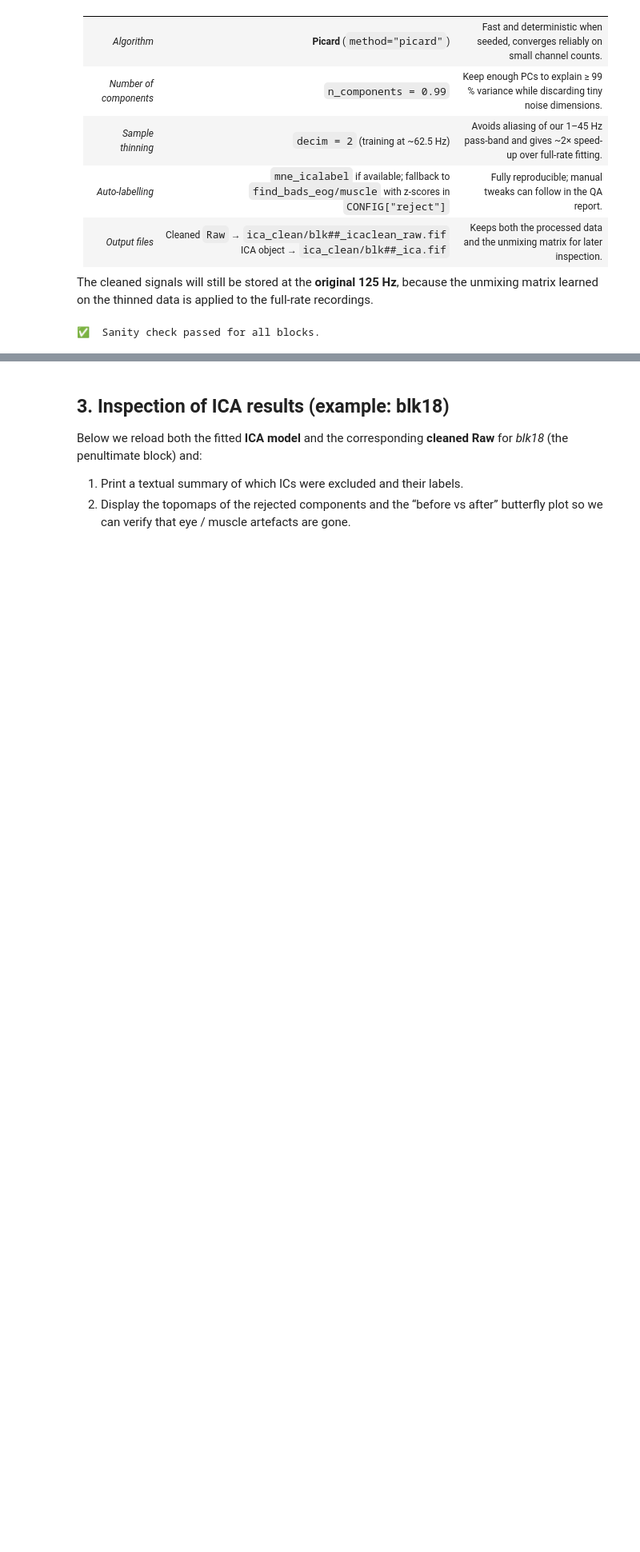
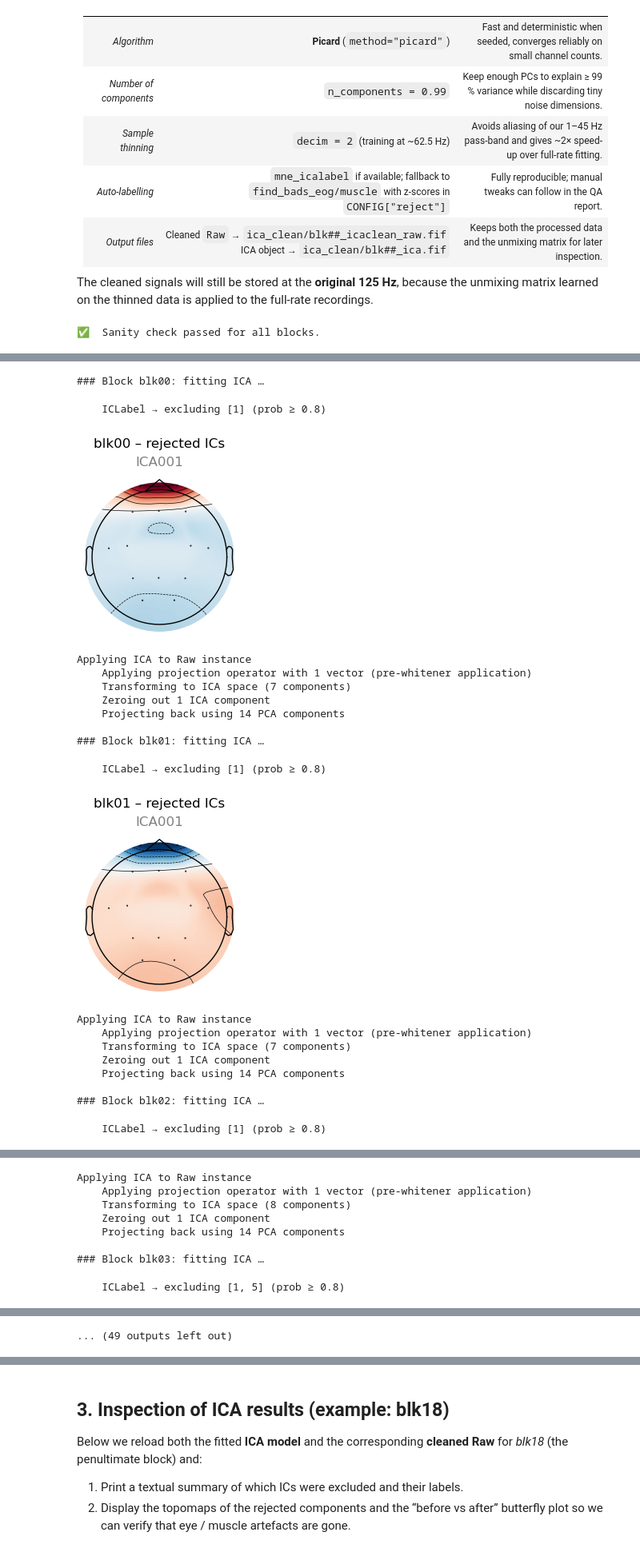
Before and after one commit to linalopes/creativity-in-vitro-eeg, a Jupyter notebook: notebooks/05_Lina_ica_wt_features.ipynb, the cells around one changed output, grey strips where cells are left out. Shown at 80% size. Drawn from its saved outputs; the diff is of its cells as text; code cells hidden in the pictures; blank space fills up the shorter version.

```diff
--- a/notebooks/05_Lina_ica_wt_features.ipynb
+++ b/notebooks/05_Lina_ica_wt_features.ipynb
@@ -53,7 +53,7 @@ CONFIG = dict(
         n_components   = 0.99,        # keep 99 % of variance
         random_state   = 42,
         max_iter       = 500,
-        decim          = 3            # speed-up; 125/3 ≈ 42 Hz
+        decim          = 2            # speed-up; 125/3 ≈ 42 Hz
     ),
 
     # ---------- auto-reject thresholds (z-score in IC space) -------------
@@ -410,0 +232,66 @@ Writing ICA solution to /Users/linalopes/Desktop/creativity-in-vitro-eeg/noteboo
+# %%
+ica_dir = CONFIG["paths"]["ica_dir"]
+THRESH  = 0.80
+KEYWORDS = ("eye", "muscle", "heart", "line")   # artefact classes
+
+for raw, in_path in zip(
+        raw_blocks,
+        sorted(CONFIG["paths"]["filt_dir"].glob("blk??_flt-crop_raw.fif"))):
+
+    stem = Path(in_path).stem.replace("_flt-crop_raw", "")
+    print(f"\n### Block {stem}: fitting ICA …")
+
+    ica = mne.preprocessing.ICA(
+        n_components=CONFIG["ica"]["n_components"],
+        method=CONFIG["ica"]["method"],
+        random_state=CONFIG["ica"]["random_state"],
+        max_iter=CONFIG["ica"]["max_iter"],
+        fit_params=dict(ortho=False, extended=True),
+    )
+    ica.fit(raw, decim=CONFIG["ica"]["decim"], verbose="error")
+
+    # ---------- ICLabel ---------------------------------------------------
+    out    = label_components(raw, ica, method="iclabel")
+    labels = out["labels"]            # list[str]
+    proba  = np.asanyarray(out["y_pred_proba"])   # 1-D ou 2-D → ndarray
+
+    exclude_idx = []
+    for i, lab in enumerate(labels):
+        p = proba[i] if proba.ndim == 1 else proba[i].max()
+        if any(kw in lab.lower() for kw in KEYWORDS) and p >= THRESH:
+            exclude_idx.append(i)
+
+    print(f"    ICLabel → excluding {exclude_idx} (prob ≥ {THRESH})")
+    ica.exclude = exclude_idx
+
+    if exclude_idx:          # visual feedback opcional
+        ica.plot_components(picks=exclude_idx,
+                            title=f"{stem} – rejected ICs", show=True)
+
+    ica.apply(raw)
+
+    raw.save(ica_dir / f"{stem}_icaclean_raw.fif", overwrite=True, verbose=False)
+    ica.save(ica_dir / f"{stem}_ica.fif",           overwrite=True, verbose=False)
+
+print("\n🎉  Re-run complete – artefact ICs agora realmente excluídos.")
+# %% [output]
+### Block blk00: fitting ICA …
+    ICLabel → excluding [1] (prob ≥ 0.8)
+[figure, added]
+Applying ICA to Raw instance
+    Applying projection operator with 1 vector (pre-whitener application)
+    Transforming to ICA space (7 components)
+    Zeroing out 1 ICA component
+    Projecting back using 14 PCA components
+
+### Block blk01: fitting ICA …
+    ICLabel → excluding [1] (prob ≥ 0.8)
+[figure, added]
+Applying ICA to Raw instance
+    Applying projection operator with 1 vector (pre-whitener application)
+    Transforming to ICA space (7 components)
+    Zeroing out 1 ICA component
+    Projecting back using 14 PCA components
+
+### Block blk02: fitting ICA …
+    ICLabel → excluding [1] (prob ≥ 0.8)
@@ -410,0 +299,8 @@ Writing ICA solution to /Users/linalopes/Desktop/creativity-in-vitro-eeg/noteboo
+Applying ICA to Raw instance
+    Applying projection operator with 1 vector (pre-whitener application)
+    Transforming to ICA space (8 components)
+    Zeroing out 1 ICA component
+    Projecting back using 14 PCA components
+
+### Block blk03: fitting ICA …
+    ICLabel → excluding [1, 5] (prob ≥ 0.8)
@@ -410,0 +308 @@ Writing ICA solution to /Users/linalopes/Desktop/creativity-in-vitro-eeg/noteboo
+... (49 outputs left out)
```
Also changed, not shown: parts of 7 cells of this notebook, 41 other files.
